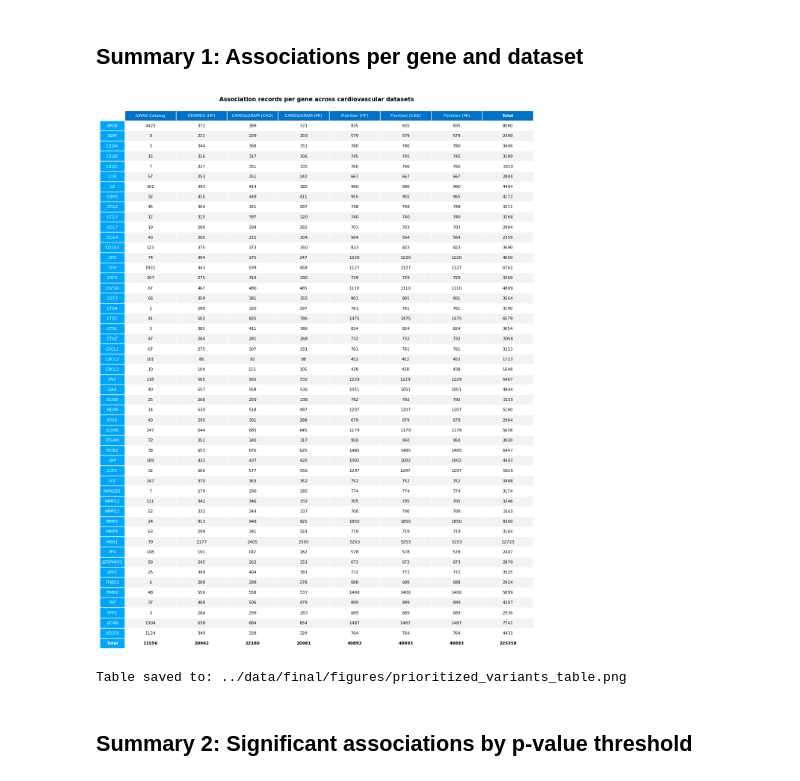
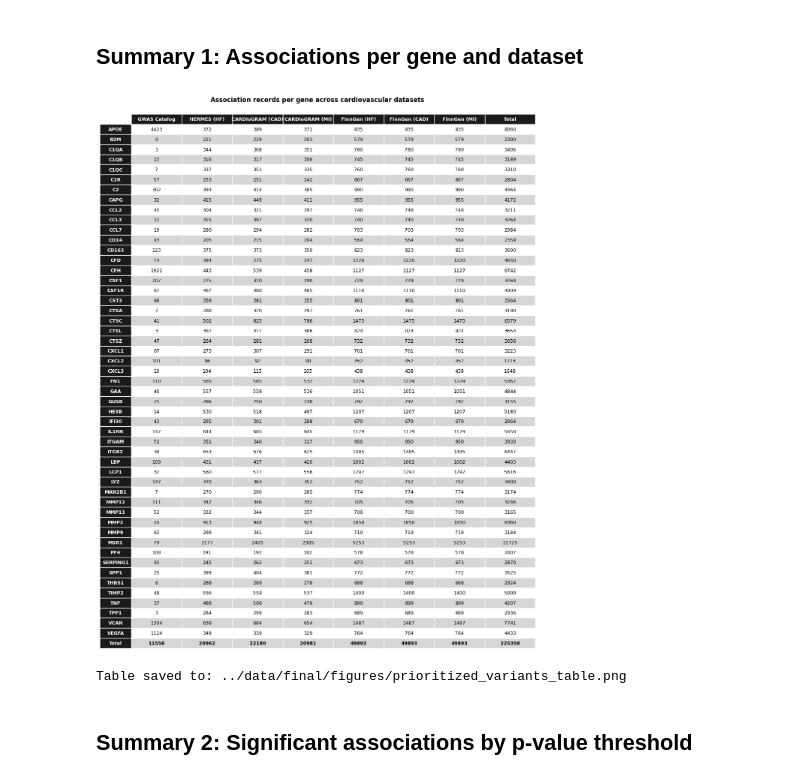
Before and after one commit to endrit-jakupi/Computational-Analysis-of-Macrophage-Gene-SNPs-across-Several-Cardiovascular-Datasets, a Jupyter notebook: notebooks/10_summary_tables.ipynb, the cells around one changed output. Drawn from its saved outputs; the diff is of its cells as text; code cells hidden in the pictures.

Commit message:
Added the figure for significant associations

```diff
--- a/notebooks/10_summary_tables.ipynb
+++ b/notebooks/10_summary_tables.ipynb
@@ -109,53 +109,58 @@ table = ax.table(
 )
 
 table.auto_set_font_size(False)
-table.set_fontsize(8)
-table.scale(1, 1.4)
+table.set_fontsize(9)
+table.scale(1, 1.6)
 
 for col_idx in range(n_cols):
     cell = table[0, col_idx]
-    cell.set_facecolor("#0071c5")
+    cell.set_facecolor("#1a1a1a")
     cell.set_text_props(
         color      = "white",
-        fontweight = "bold" if col_idx == n_cols - 1 else "normal",
+        fontweight = "bold",
+        fontsize   = 9,
     )
     cell.set_edgecolor("white")
 
 for row_idx in range(1, n_rows + 1):
-    gene_name   = row_labels[row_idx - 1]
+    gene_name    = row_labels[row_idx - 1]
     is_total_row = gene_name == "Total"
-    row_bg      = "#f3f3f3" if row_idx % 2 == 0 else "white"
+    row_bg       = "#d6d6d6" if row_idx % 2 == 0 else "white"
 
-    label_cell = table[row_idx, -1]
-    label_cell.set_facecolor("#00a5f8")
-    label_cell.set_text_props(
-        fontstyle  = "normal" if is_total_row else "italic",
-        fontweight = "bold"   if is_total_row else "normal",
+    row_label_cell = table[row_idx, -1]
+    row_label_cell.set_facecolor("#1a1a1a")
+    row_label_cell.set_text_props(
+        fontstyle  = "normal",
+        fontweight = "bold",
         color      = "white",
+        fontsize   = 9,
     )
-    label_cell.set_edgecolor("white")
+    row_label_cell.set_edgecolor("white")
 
     for col_idx in range(n_cols):
         cell = table[row_idx, col_idx]
-        cell.set_facecolor("white" if is_total_row else row_bg)
+        cell.set_facecolor(row_bg)
         cell.set_edgecolor("white")
-        if is_total_row:
-            cell.set_text_props(fontweight="bold", color="black")
+        cell.set_text_props(
+            fontweight = "bold" if is_total_row else "normal",
+            color      = "black",
+            fontsize   = 9,
+        )
 
 fig.suptitle(
     "Association records per gene across cardiovascular datasets",
-    fontsize=11, fontweight="bold", y=1
+    fontsize=12, fontweight="bold", y=1
 )
 
 plt.tight_layout()
 
 table_out = figures_dir / "prioritized_variants_table.png"
 fig.savefig(table_out, dpi=300, bbox_inches="tight", facecolor="white")
 plt.show()
 
 print(f"Table saved to: {table_out}")
 # %% [output]
-[figure, old version]
+[figure, new version]
 Table saved to: ../data/final/figures/prioritized_variants_table.png
 # %% [markdown]
 ## Summary 2: Significant associations by p-value threshold
```
Also changed, not shown: parts of 1 cell of this notebook, 2 other files.
